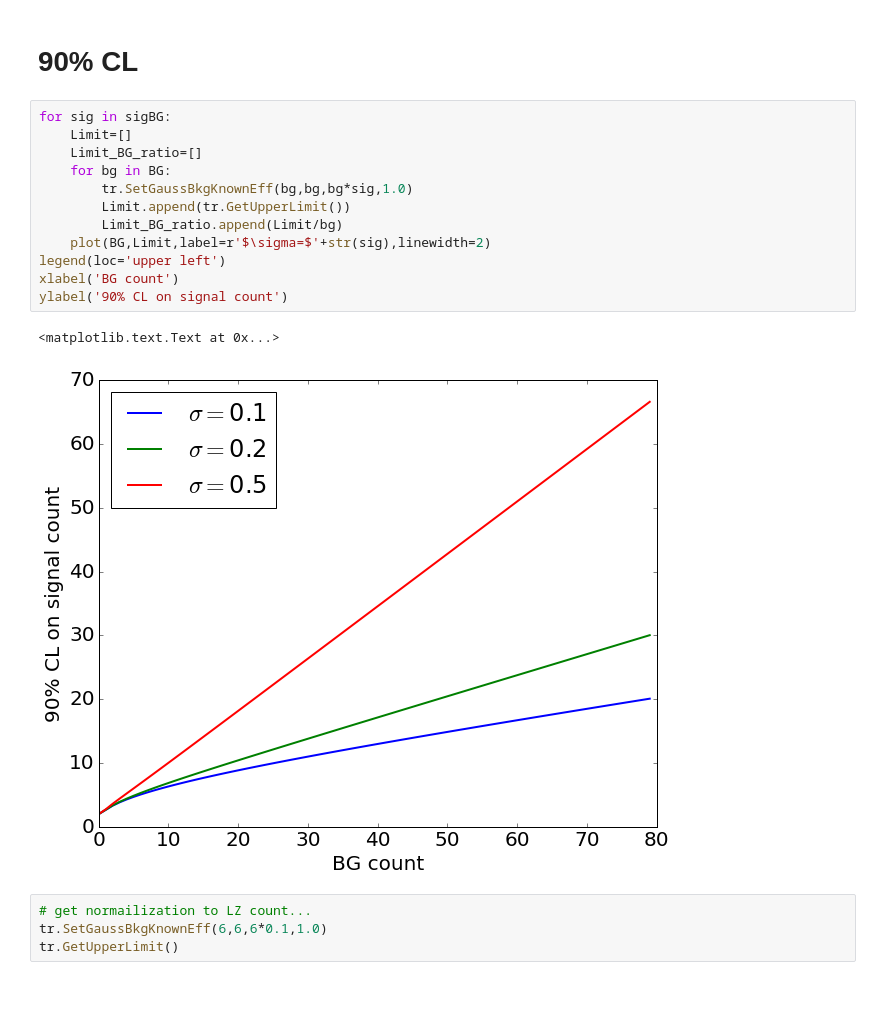
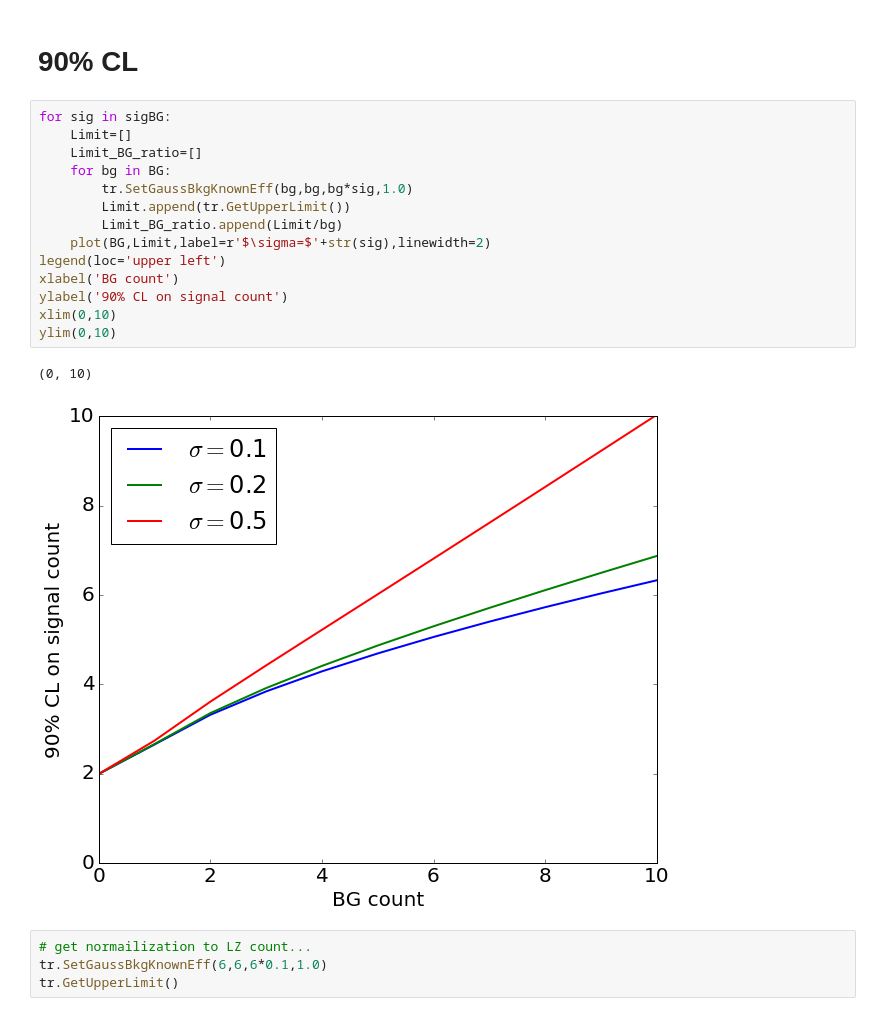
Before and after one commit to attdobi/iPyNb, a Jupyter notebook: PyNEST/TDR/TRolke.ipynb, the cells around one changed output. Saved outputs shown, nothing was run; the diff lists cells and outputs as text.

```diff
--- a/PyNEST/TDR/TRolke.ipynb
+++ b/PyNEST/TDR/TRolke.ipynb
@@ -29,18 +30,20 @@ ncrit=Long()
 # %%
 for sig in sigBG:
     Limit=[]
     Limit_BG_ratio=[]
     for bg in BG:
         tr.SetGaussBkgKnownEff(bg,bg,bg*sig,1.0)
         Limit.append(tr.GetUpperLimit())
         Limit_BG_ratio.append(Limit/bg)
     plot(BG,Limit,label=r'$\sigma=$'+str(sig),linewidth=2)
 legend(loc='upper left')
 xlabel('BG count')
 ylabel('90% CL on signal count')
+xlim(0,10)
+ylim(0,10)
 # %% [output]
-<matplotlib.text.Text at 0x...>
+(0, 10)
-[figure, old version]
+[figure, new version]
 # %%
 # get normailization to LZ count...
 tr.SetGaussBkgKnownEff(6,6,6*0.1,1.0)
```
Also changed, not shown: parts of 1 cell of this notebook, 15 other files.
